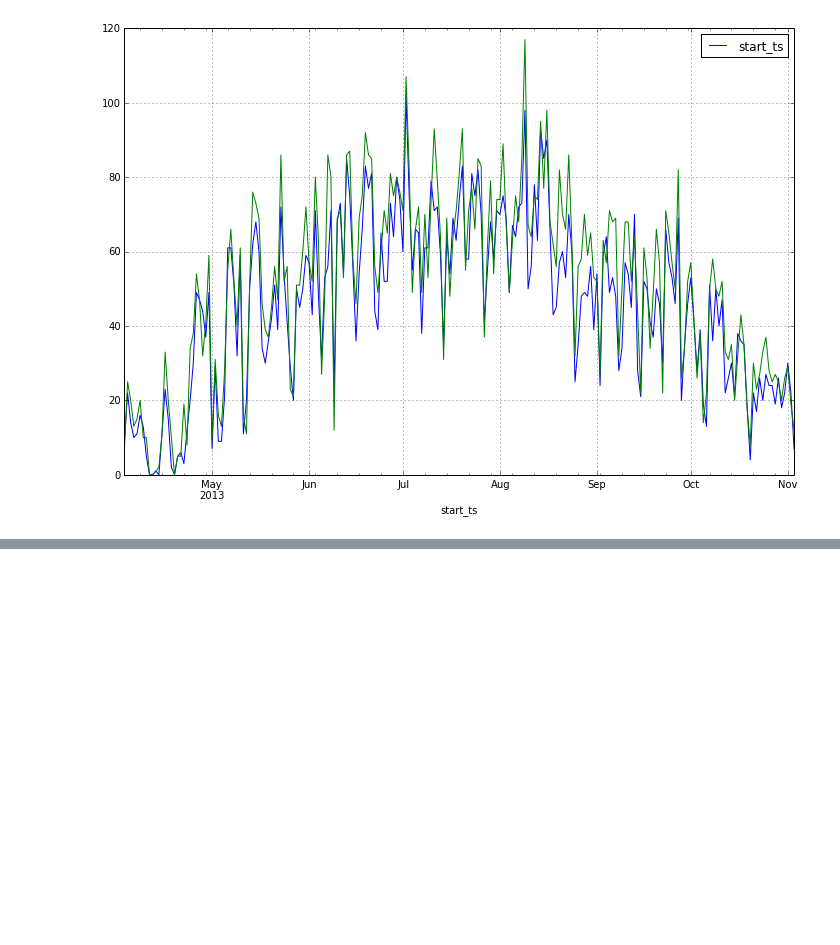
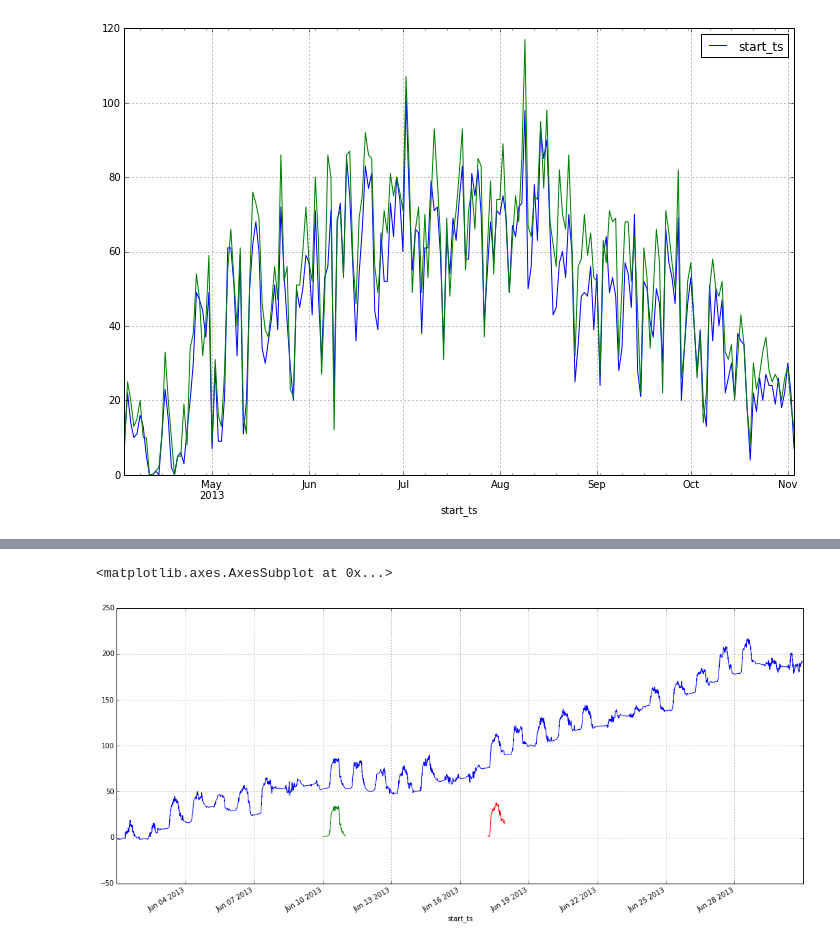
Before and after one commit to cpdean/bikes, a Jupyter notebook: notebooks/Tracking Rebalances.ipynb, the cells around one changed output, grey strips where cells are left out. Cells and saved outputs as stored; diff of their text form; code cells hidden in the pictures; blank space fills up the shorter version.

```diff
--- a/notebooks/Tracking Rebalances.ipynb
+++ b/notebooks/Tracking Rebalances.ipynb
@@ -143,0 +172,11 @@ ValueError: cannot reindex from a duplicate axis
+# %%
+# i need to track down those repetitive jaggles
+
+#deltas = deltas.sort()
+#ids_deltas = deltas[deltas["station"] == "IDS Center"]
+ids_deltas["2013-06"].change.cumsum().plot(figsize=(18,8))
+ids_deltas["2013-06-10"].change.cumsum().plot(figsize=(18,8))
+ids_deltas["2013-06-17"].change.cumsum().plot(figsize=(18,8))
+# %% [output]
+<matplotlib.axes.AxesSubplot at 0x...>
+[figure, added]
```
Also changed, not shown: parts of 7 cells of this notebook.
